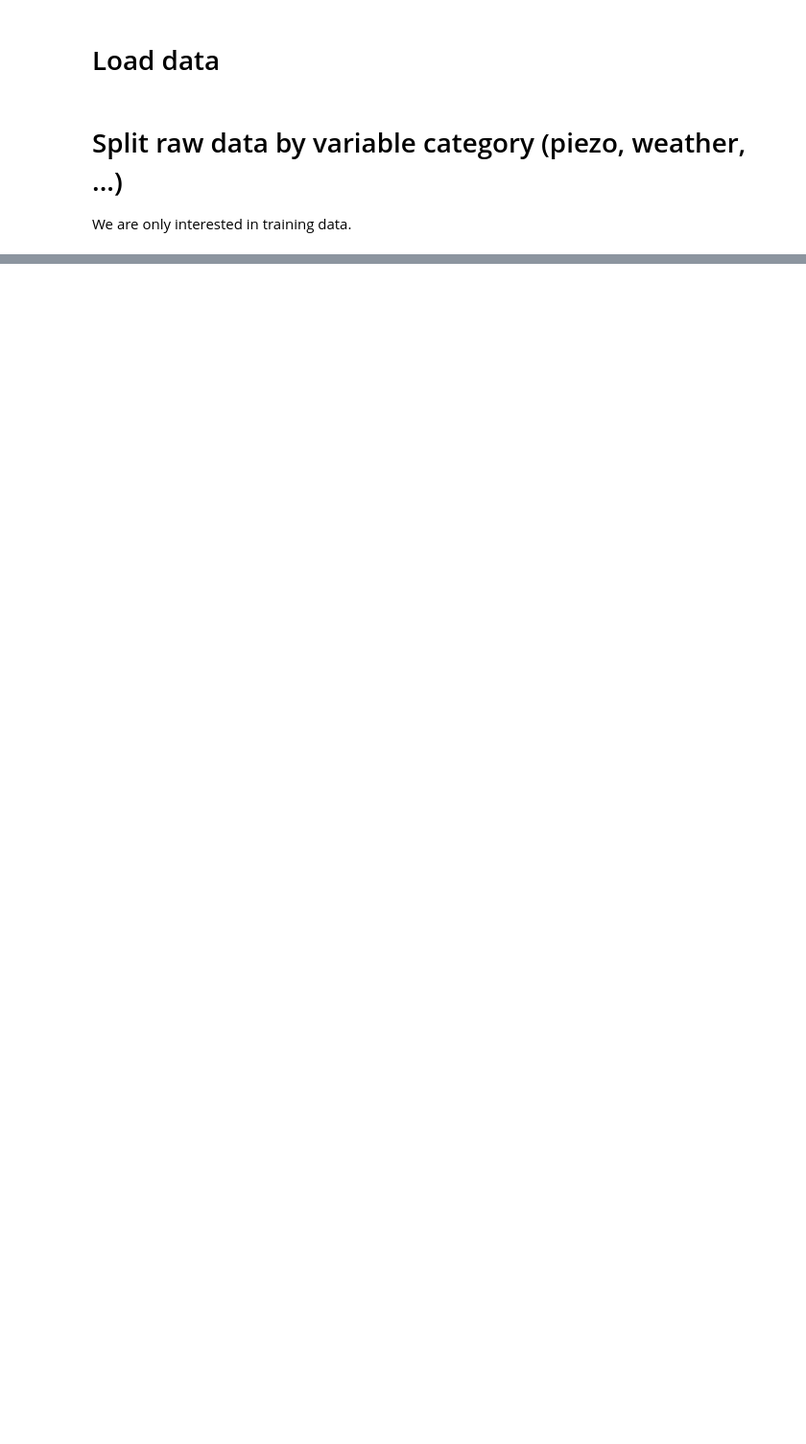
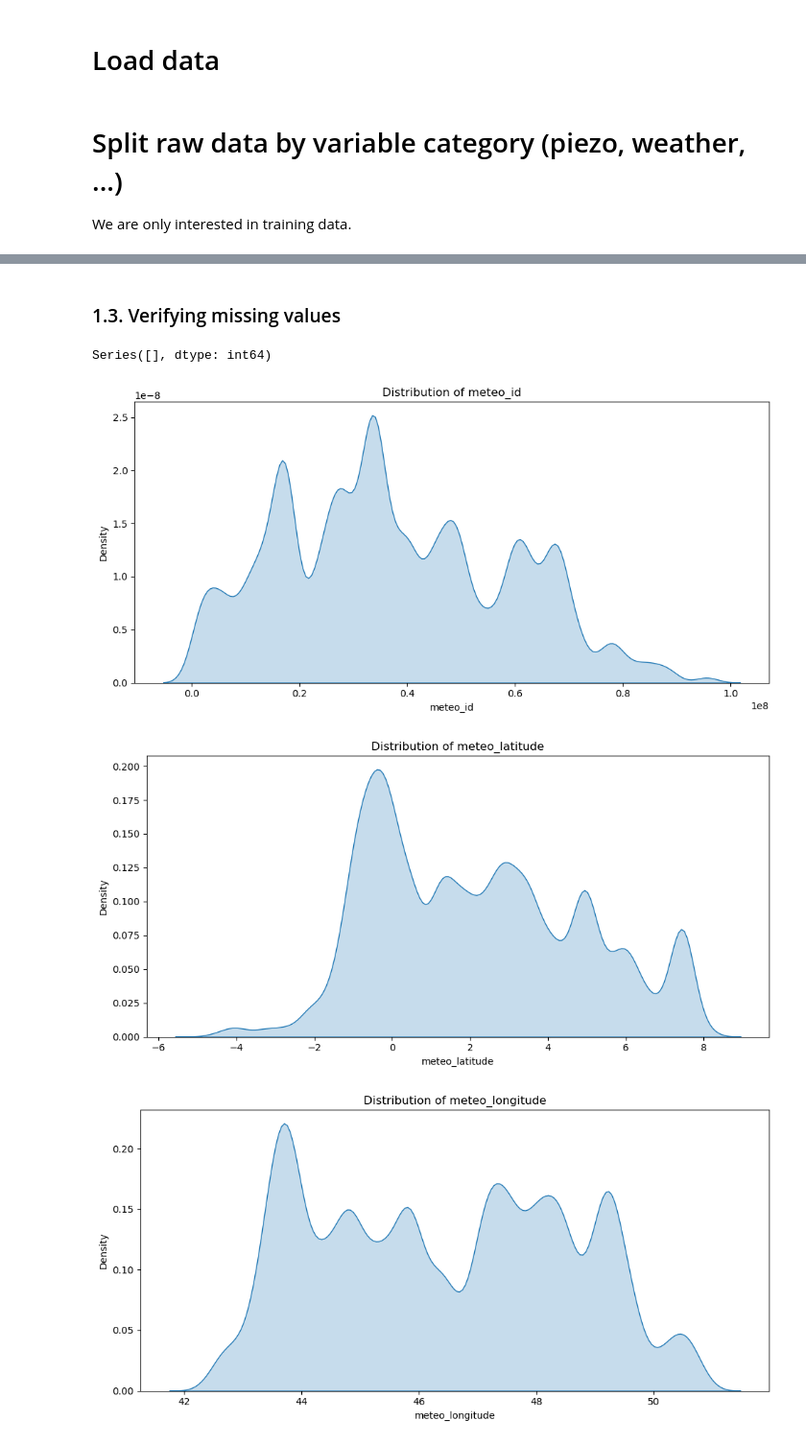
Before and after one commit to moranenzo/H-ckaton, a Jupyter notebook: weather_feature_engineering.ipynb, the cells around one changed output, grey strips where cells are left out. Shown at 96% size. Cells and saved outputs as stored; diff of their text form; code cells hidden in the pictures; blank space fills up the shorter version.

```diff
--- a/weather_feature_engineering.ipynb
+++ b/weather_feature_engineering.ipynb
@@ -657,0 +481,60 @@ KeyError: 'meteo_pressure_max'
+# %%
+# columns to work with are those that have between 20 000 and 60 000 NaN
+medium_NaN_columns_remove = [
+    "meteo_wind_direction_max_avg",
+    "meteo_time_wind_avg",
+    "meteo_wind_direction_max_inst",
+    "meteo_time_wind_max",
+    "meteo_time_wind_max_3s",
+    "meteo_humidity_duration_above_80%",
+    "meteo_time_humidity_max"
+]
+
+# Create the new DataFrame excluding the specified columns
+meteo_variables = meteo_variables.drop(columns=medium_NaN_columns_remove, errors='ignore')
+# %%
+medium_NaN_columns_keep = [
+    "meteo_wind_avg",
+    "meteo_wind_speed_avg_10m",
+    "meteo_wind_max",
+    "meteo_wind_max_3s",
+    "meteo_humidity_duration_below_40%",
+    "meteo_humidity_max",
+    "meteo_time_humidity_min",
+    "meteo_humidity_min",
+    "meteo_humidity_avg",
+    "meteo__pressure_saturation_avg"
+]
+
+# if we replace their NaN values with median
+meteo_variables_replace_all_NaN = meteo_variables
+# replacing columns between 1 and 2 million NaN with median
+for column in medium_NaN_columns_keep:
+    if column in meteo_variables_replace_all_NaN.columns:
+        meteo_variables_replace_all_NaN[column].fillna(meteo_variables_replace_all_NaN[column].median(), inplace=True)
+
+# dropping any column with more than 1 million NaN
+meteo_variables = meteo_variables.drop(columns=medium_NaN_columns_keep, errors='ignore')
+# %% [markdown]
+### 1.3. Verifying missing values
+# %%
+# Calculate missing values for numerical columns
+missing_values = meteo_variables.isna().sum(axis=0)
+
+# Filter to show only columns with missing values
+columns_with_missing = missing_values[missing_values > 0]
+
+# Display the columns with missing values
+print(columns_with_missing)
+# %% [output]
+Series([], dtype: int64)
+# %%
+numerical_meteo = meteo_variables.select_dtypes(include=['float64', 'int64']).columns
+
+# Plot KDE for all numerical columns in filtered_df
+for column in meteo_variables[numerical_meteo].columns:
+    plot_kde_for_column(meteo_variables, column)
+# %% [output]
+[figure, added]
+[figure, added]
+[figure, added]
```
Also changed, not shown: parts of 111 cells of this notebook, 1 other file.
